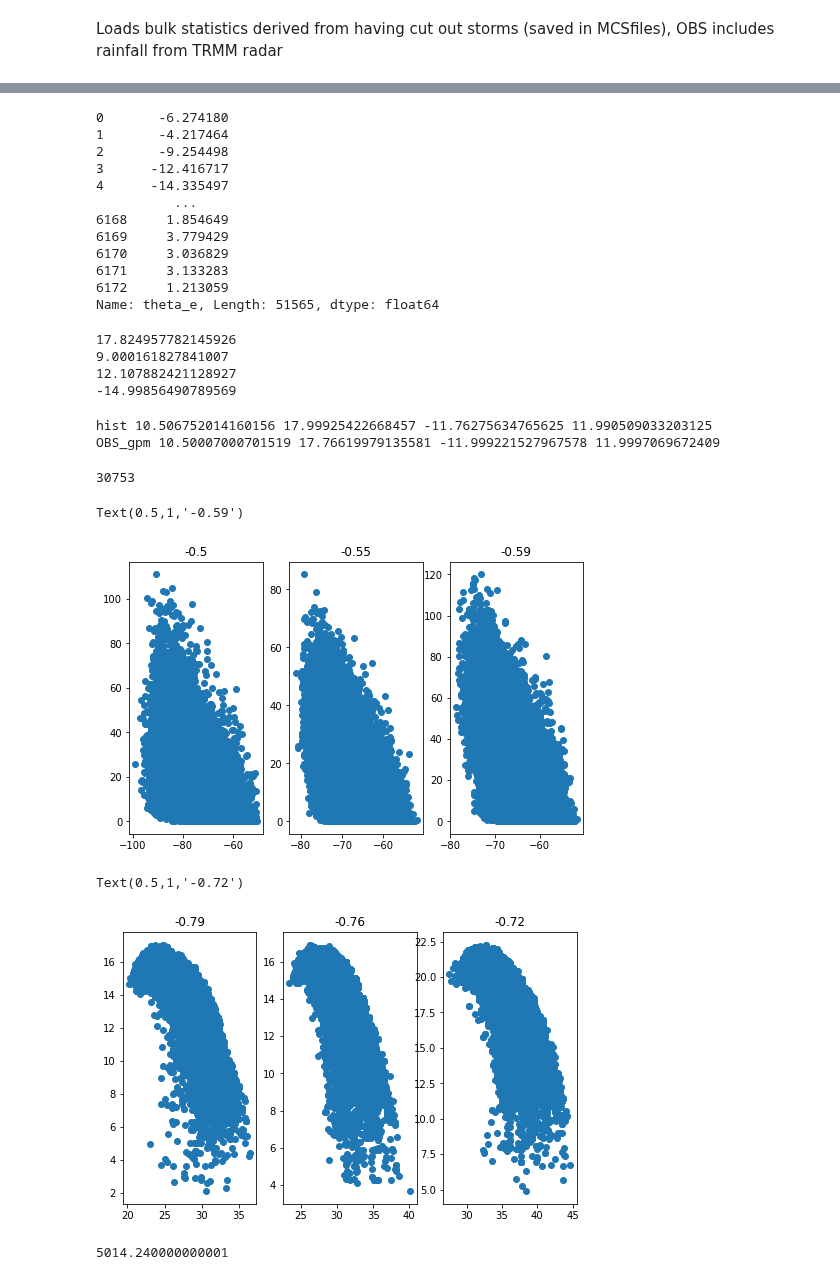
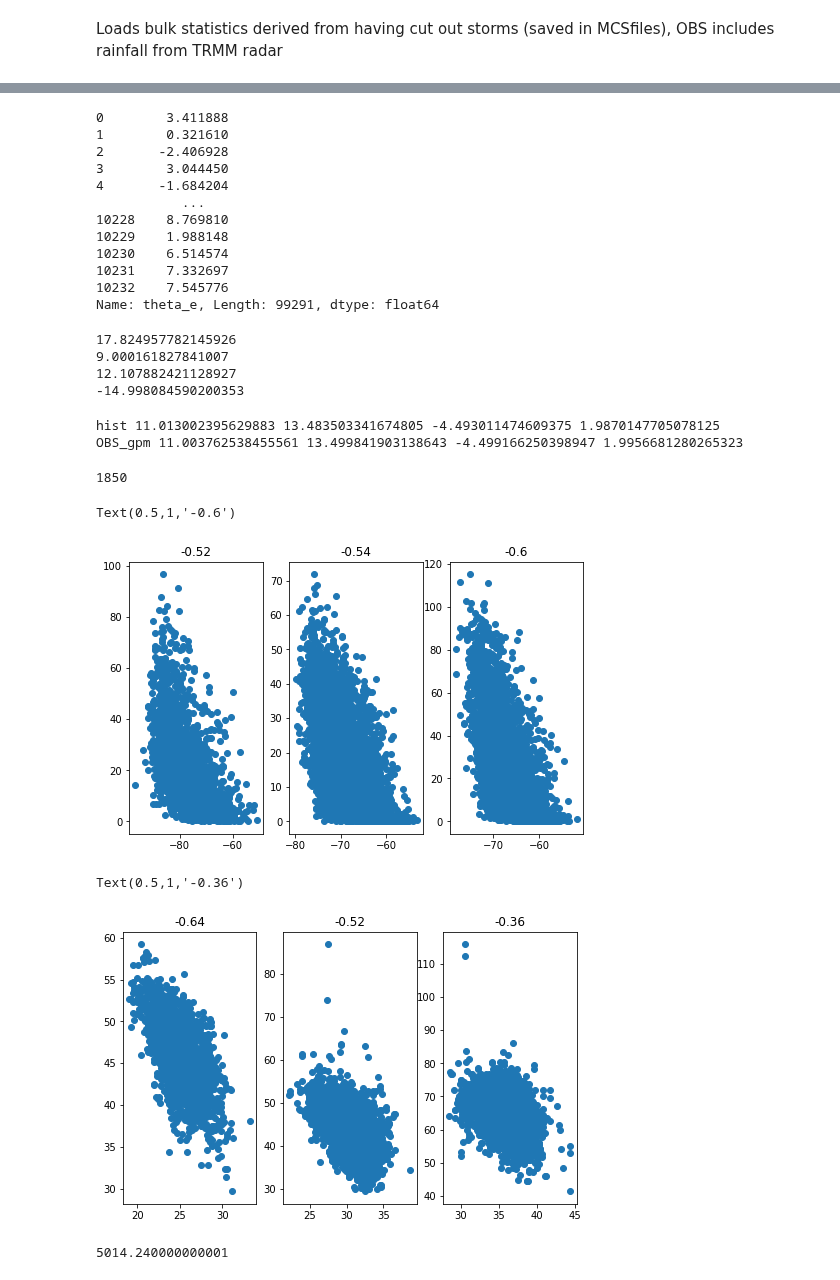
Before and after one commit to cornkle/proj_CEH, a Jupyter notebook: notebooks/CLOVER_scatter_fig3_mergedmonth-OBSONLY-WITHMODEL_SAHEL-sameAxes-50TCWV-MONTHLY_driverPercentiles.ipynb, the cells around one changed output, grey strips where cells are left out. Cells and saved outputs as stored; diff of their text form; code cells hidden in the pictures.

```diff
--- a/notebooks/CLOVER_scatter_fig3_mergedmonth-OBSONLY-WITHMODEL_SAHEL-sameAxes-50TCWV-MONTHLY_driverPercentiles.ipynb
+++ b/notebooks/CLOVER_scatter_fig3_mergedmonth-OBSONLY-WITHMODEL_SAHEL-sameAxes-50TCWV-MONTHLY_driverPercentiles.ipynb
@@ -168,7 +168,7 @@ def create_dic_model(dic):
     obs = pd.DataFrame(obs_pcp)
     return obs
 # %%
-ttag = 'monthly'
+ttag = 'hourly'
 if ttag=='hourly':
     rres = 'means'
 else:
@@ -230,18 +230,18 @@ obs_gpmf.head()
 # %%
 futf['theta_e']
 # %% [output]
-0       -6.274180
-1       -4.217464
-2       -9.254498
-3      -12.416717
-4      -14.335497
-          ...
-6168     1.854649
-6169     3.779429
-6170     3.036829
-6171     3.133283
-6172     1.213059
-Name: theta_e, Length: 51565, dtype: float64
+0        3.411888
+1        0.321610
+2       -2.406928
+3        3.044450
+4       -1.684204
+           ...
+10228    8.769810
+10229    1.988148
+10230    6.514574
+10231    7.332697
+10232    7.545776
+Name: theta_e, Length: 99291, dtype: float64
 # %%
 print(np.max(obs_gpmf.lat))
 print(np.min(obs_gpmf.lat))
@@ -251,11 +251,11 @@ print(np.min(obs_gpmf.lon))
 17.824957782145926
 9.000161827841007
 12.107882421128927
--14.99856490789569
+-14.998084590200353
 # %%
-tag = 'Sahel'
+tag = 'Ouaga'
 domainSA = [-10,12,5,8.5]
-domainSS = [-12,12,10.5,18]  # 8.5, 17.5
+domainSS = [-12,12,9,18]  # 8.5, 17.5
 domainWA = [-10,12,5,17.5]
 domainOuaga = [-4.5,2,11,13.5]
 nb = 23
@@ -273,8 +273,8 @@ thetabins = region[tag][4]
 tcwvbins=region[tag][5]
 qshearbins = qbins*shearbins
 
-m1 = 3
-m2 = 11
+m1 = 6
+m2 = 9
 obs_gpm = obs_gpmf[(obs_gpmf.lon>=domain[0])&(obs_gpmf.lon<=domain[1])&(obs_gpmf.lat>=domain[2])&(obs_gpmf.lat<=domain[3])& (obs_gpmf.month>=m1) & (obs_gpmf.month<=m2)] #& (obs_gpm.month!=6) & (obs_gpm.month!=9)]
 hist = histf[(histf.lon>=domain[0])&(histf.lon<=domain[1])&(histf.lat>=domain[2])&(histf.lat<=domain[3])& (histf.month>=m1) & (histf.month<=m2)]# & (histf.tbox<=10)]
 fut = futf[(futf.lon>=domain[0])&(futf.lon<=domain[1])&(futf.lat>=domain[2])&(futf.lat<=domain[3])& (futf.month>=m1) & (futf.month<=m2)]# & (futf.tbox<=10)]
@@ -282,12 +282,12 @@ fut = futf[(futf.lon>=domain[0])&(futf.lon<=domain[1])&(futf.lat>=domain[2])&(fu
 print('hist', hist.lat.min(), hist.lat.max(), hist.lon.min(), hist.lon.max())
 print('OBS_gpm', obs_gpm.lat.min(), obs_gpm.lat.max(), obs_gpm.lon.min(), obs_gpm.lon.max())
 # %% [output]
-hist 10.506752014160156 17.99925422668457 -11.76275634765625 11.990509033203125
-OBS_gpm 10.50007000701519 17.76619979135581 -11.999221527967578 11.9997069672409
+hist 11.013002395629883 13.483503341674805 -4.493011474609375 1.9870147705078125
+OBS_gpm 11.003762538455561 13.499841903138643 -4.499166250398947 1.9956681280265323
 # %%
 len(obs_gpm)
 # %% [output]
-30753
+1850
 # %%
 
 cp4s = [obs_gpm.tmin, obs_gpm.prcp] # gpm
@@ -311,35 +311,35 @@ plt.scatter(futur[0],futur[1])
 r = stats.pearsonr(futur[0],futur[1])
 plt.title(str(np.round(r[0], decimals=2)))
 # %% [output]
-Text(0.5,1,'-0.59')
+Text(0.5,1,'-0.6')
-[figure, old version]
+[figure, new version]
 # %%
 
-cp4s = [obs_gpm.t925, obs_gpm.q925] # gpm
-cp25s = [hist.t925, hist.q925] #cp4
-futur = [fut.t925, fut.q925] #cp4
+cp4s = [obs_gpm.t925, obs_gpm.tcwv] # gpm
+cp25s = [hist.t925, hist.tcwv] #cp4
+futur = [fut.t925, fut.tcwv] #cp4
 
 
 f = plt.figure(figsize=(11,5))
 ax = f.add_subplot(141)
 r = stats.pearsonr(cp4s[0],cp4s[1])
 plt.scatter(cp4s[0],cp4s[1])
 plt.title(str(np.round(r[0], decimals=2)))
 
 ax = f.add_subplot(142)
 plt.scatter(cp25s[0],cp25s[1])
 r = stats.pearsonr(cp25s[0],cp25s[1])
 plt.title(str(np.round(r[0], decimals=2)))
 #ax.set_ylim(0,50)
 
 ax = f.add_subplot(143)
 plt.scatter(futur[0],futur[1])
 r = stats.pearsonr(futur[0],futur[1])
 plt.title(str(np.round(r[0], decimals=2)))
 #ax.set_ylim(0,50)
 # %% [output]
-Text(0.5,1,'-0.72')
+Text(0.5,1,'-0.36')
-[figure, old version]
+[figure, new version]
 # %%
 def density_plot(v1,v2):
     xy = np.vstack([v1, v2])
```
Also changed, not shown: parts of 21 cells of this notebook, 8 other files.
